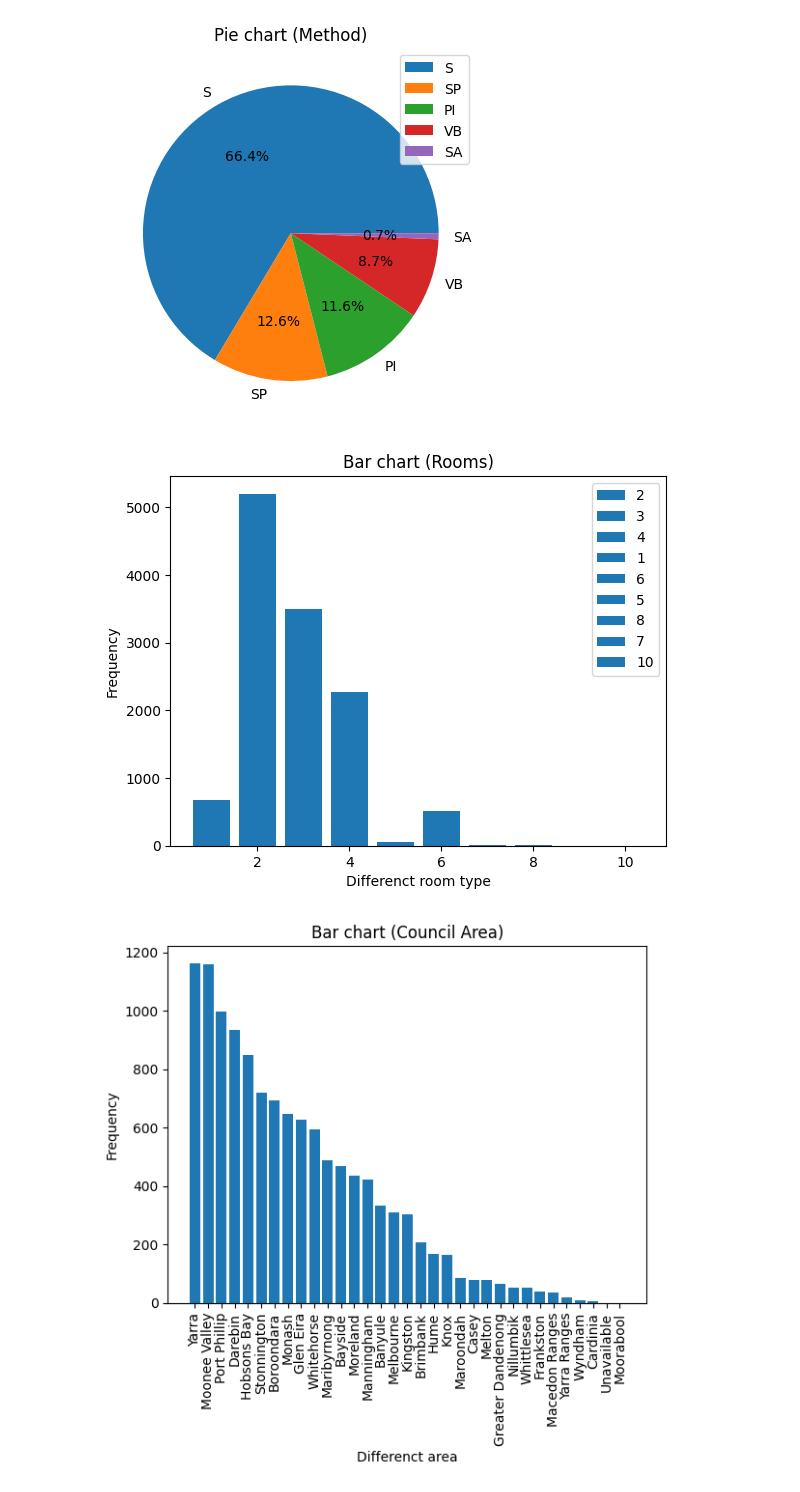
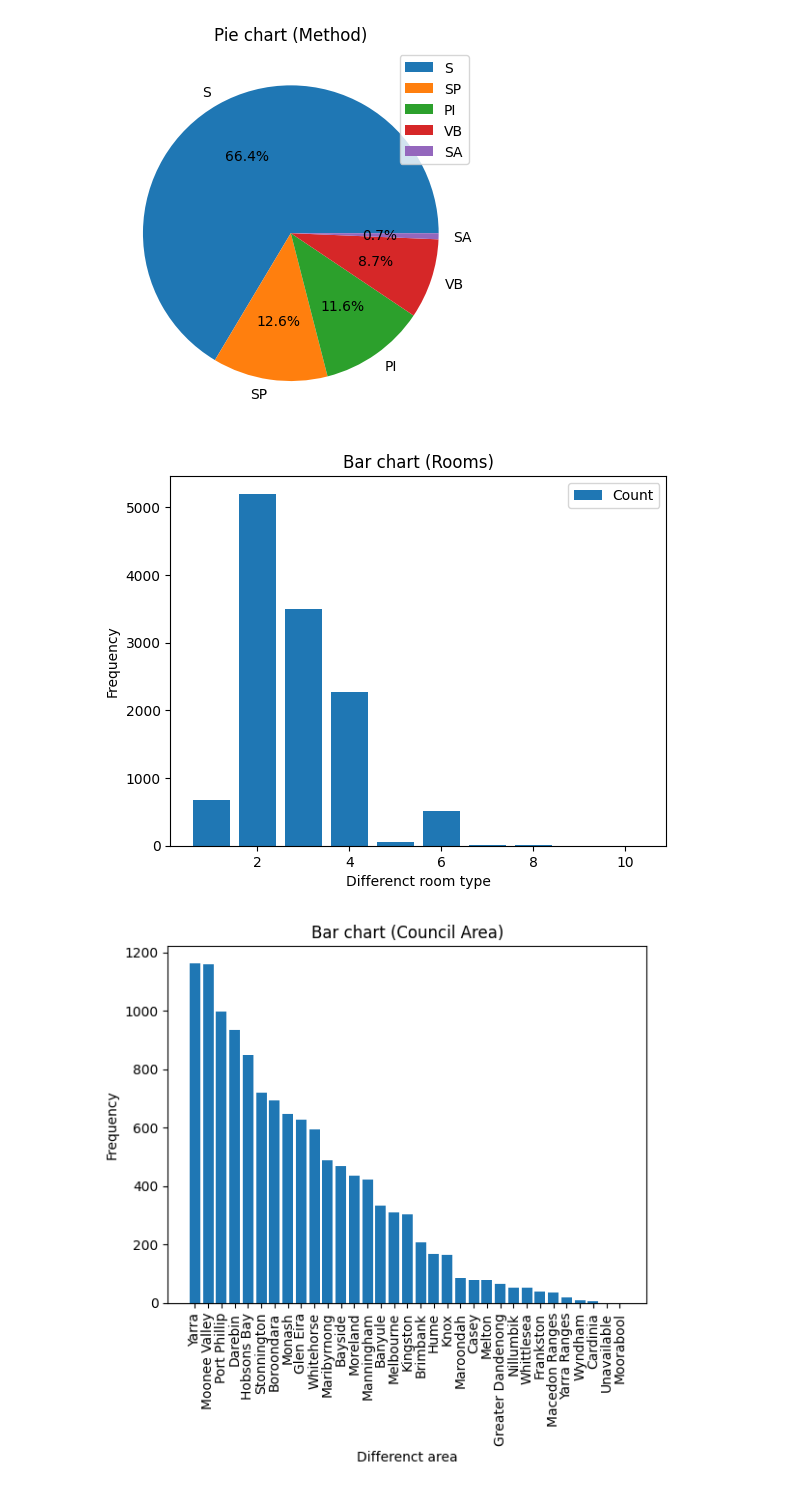
Before and after one commit to wutpppppppppppppppppp/code, a Jupyter notebook: exam1/revise1.ipynb, the cells around one changed output. Cells and saved outputs as stored; diff of their text form; code cells hidden in the pictures.

```diff
--- a/exam1/revise1.ipynb
+++ b/exam1/revise1.ipynb
@@ -196,14 +196,14 @@ plt.show()
 # %% [output]
 [figure]
 # %%
-plt.bar(x=df['Rooms'].unique(),height=df['Rooms'].value_counts(),label=df['Rooms'].unique())
+plt.bar(x=df['Rooms'].unique(),height=df['Rooms'].value_counts(),label='Count')
 plt.title('Bar chart (Rooms)')
 plt.xlabel('Differenct room type')
 plt.ylabel('Frequency')
 plt.legend()
 plt.show()
 # %% [output]
-[figure, old version]
+[figure, new version]
 # %%
 plt.bar(x=df['CouncilArea'].unique(),height=df['CouncilArea'].value_counts())
 plt.title('Bar chart (Council Area)')
```
Also changed, not shown: parts of 2 cells of this notebook, 4 other files.
